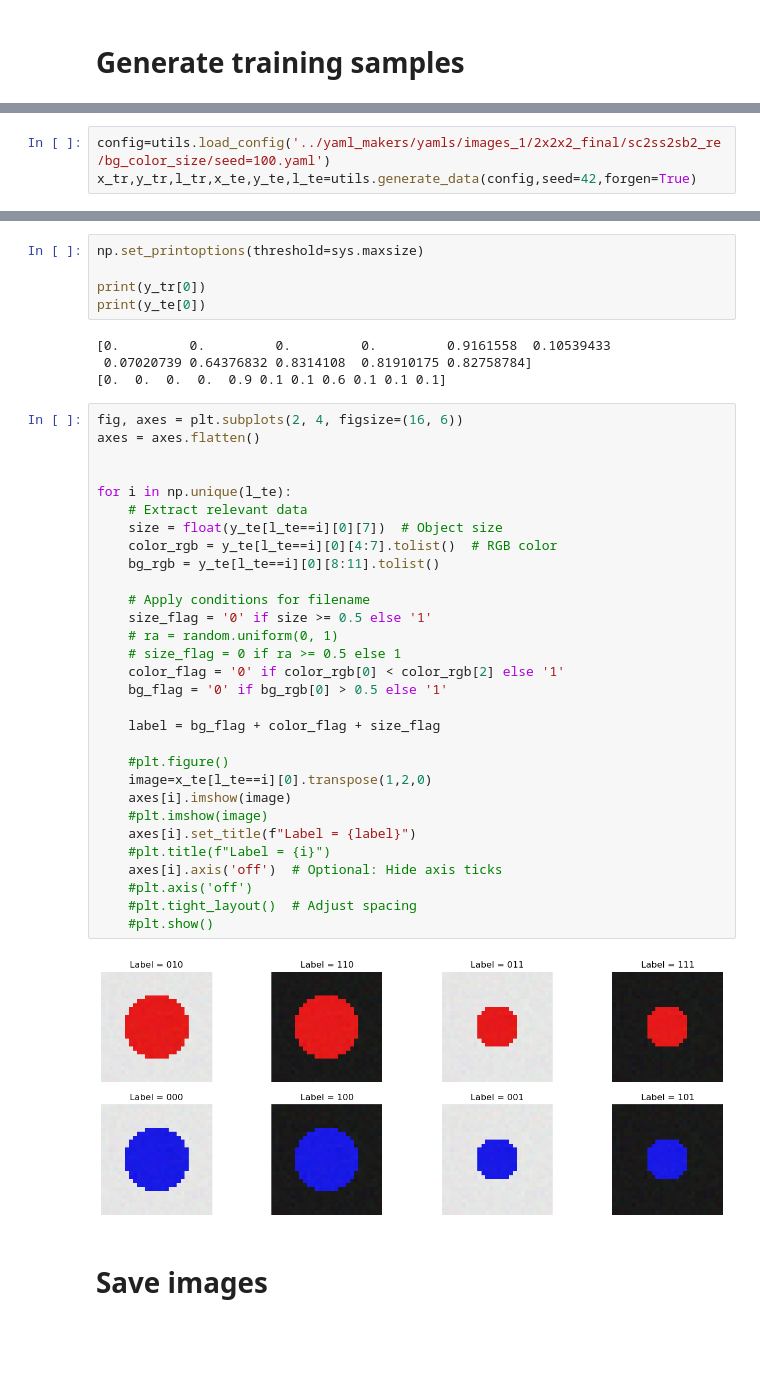
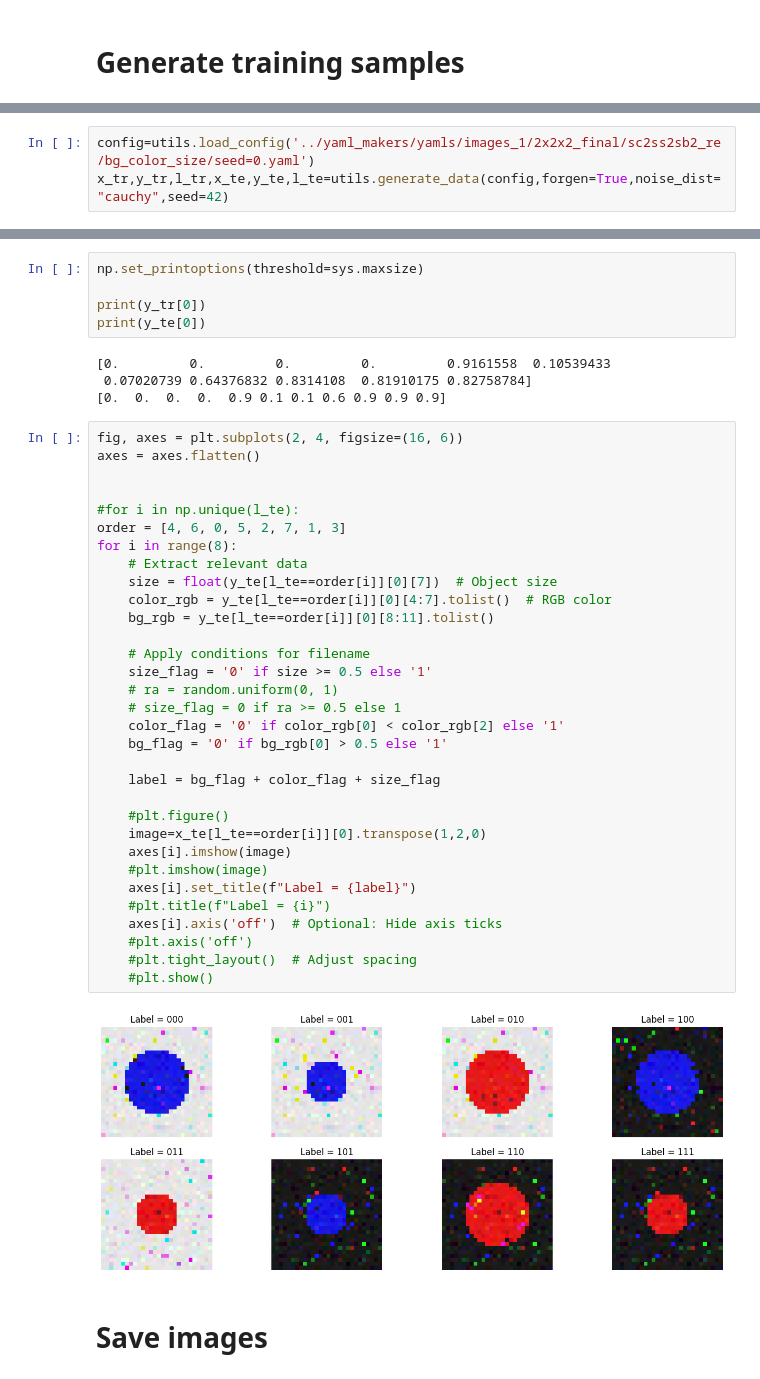
Before and after one commit to JiaweiGe0416/LLM-Understanding, a Jupyter notebook: concept-learning/notebooks/generate_2x2x2.ipynb, the cells around one changed output, grey strips where cells are left out. Drawn from its saved outputs; the diff is of its cells as text; blank space fills up the shorter version.

```diff
--- a/concept-learning/notebooks/generate_2x2x2.ipynb
+++ b/concept-learning/notebooks/generate_2x2x2.ipynb
@@ -36,5 +36,5 @@ best GPU: 2
 <module 'utils' from '/data2/amanda/LLM-Understanding/concept-learning/utils.py'>
 # %%
-config=utils.load_config('../yaml_makers/yamls/images_1/2x2x2_final/sc2ss2sb2_re/bg_color_size/seed=100.yaml')
-x_tr,y_tr,l_tr,x_te,y_te,l_te=utils.generate_data(config,seed=42,forgen=True)
+config=utils.load_config('../yaml_makers/yamls/images_1/2x2x2_final/sc2ss2sb2_re/bg_color_size/seed=0.yaml')
+x_tr,y_tr,l_tr,x_te,y_te,l_te=utils.generate_data(config,forgen=True,noise_dist="cauchy",seed=42)
 # %%
@@ -50,39 +51,41 @@ print(y_te[0])
 # %% [output]
 [0.         0.         0.         0.         0.9161558  0.10539433
  0.07020739 0.64376832 0.8314108  0.81910175 0.82758784]
-[0.  0.  0.  0.  0.9 0.1 0.1 0.6 0.1 0.1 0.1]
+[0.  0.  0.  0.  0.9 0.1 0.1 0.6 0.9 0.9 0.9]
 # %%
 fig, axes = plt.subplots(2, 4, figsize=(16, 6))
 axes = axes.flatten()
 
 
-for i in np.unique(l_te):
+#for i in np.unique(l_te):
+order = [4, 6, 0, 5, 2, 7, 1, 3]
+for i in range(8):
     # Extract relevant data
-    size = float(y_te[l_te==i][0][7])  # Object size
-    color_rgb = y_te[l_te==i][0][4:7].tolist()  # RGB color
-    bg_rgb = y_te[l_te==i][0][8:11].tolist()
+    size = float(y_te[l_te==order[i]][0][7])  # Object size
+    color_rgb = y_te[l_te==order[i]][0][4:7].tolist()  # RGB color
+    bg_rgb = y_te[l_te==order[i]][0][8:11].tolist()
 
     # Apply conditions for filename
     size_flag = '0' if size >= 0.5 else '1'
     # ra = random.uniform(0, 1)
     # size_flag = 0 if ra >= 0.5 else 1
     color_flag = '0' if color_rgb[0] < color_rgb[2] else '1'
     bg_flag = '0' if bg_rgb[0] > 0.5 else '1'
 
     label = bg_flag + color_flag + size_flag
 
     #plt.figure()
-    image=x_te[l_te==i][0].transpose(1,2,0)
+    image=x_te[l_te==order[i]][0].transpose(1,2,0)
     axes[i].imshow(image)
     #plt.imshow(image)
     axes[i].set_title(f"Label = {label}")
     #plt.title(f"Label = {i}")
     axes[i].axis('off')  # Optional: Hide axis ticks
     #plt.axis('off')
     #plt.tight_layout()  # Adjust spacing
     #plt.show()
 # %% [output]
-[figure, old version]
+[figure, new version]
 # %% [markdown]
 # Save images
 # %%
```
Also changed, not shown: parts of 3 cells of this notebook, 2 other files.
